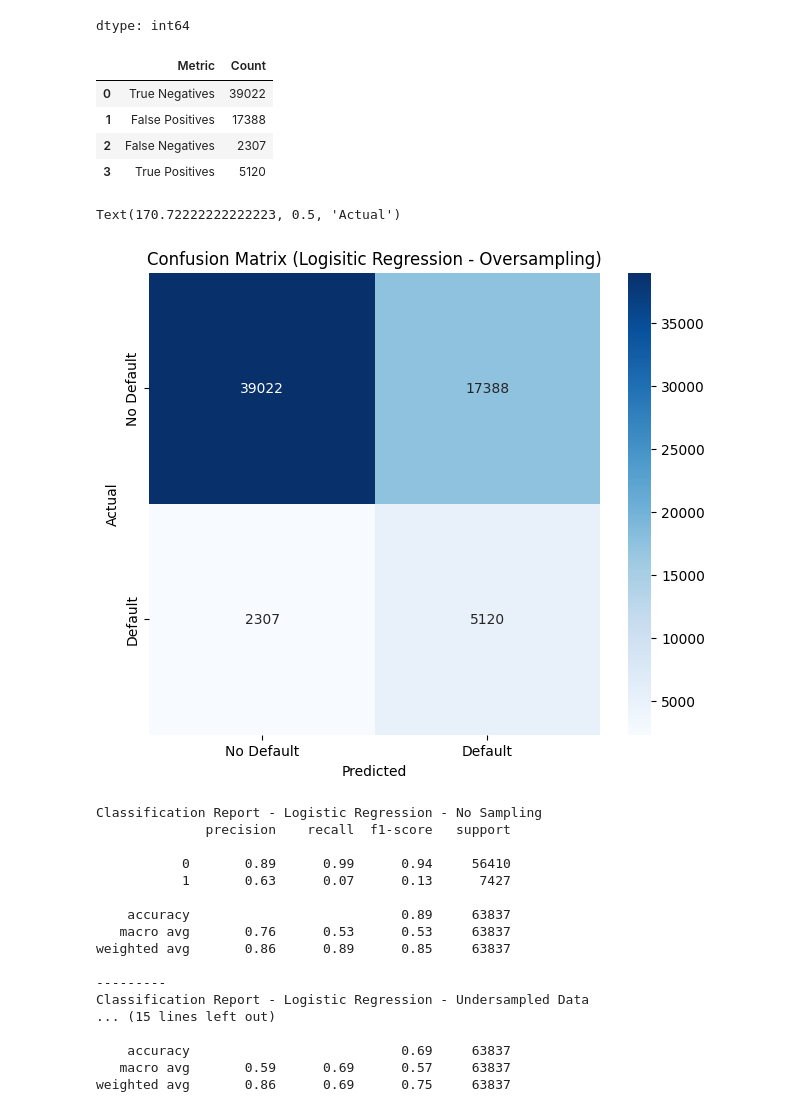
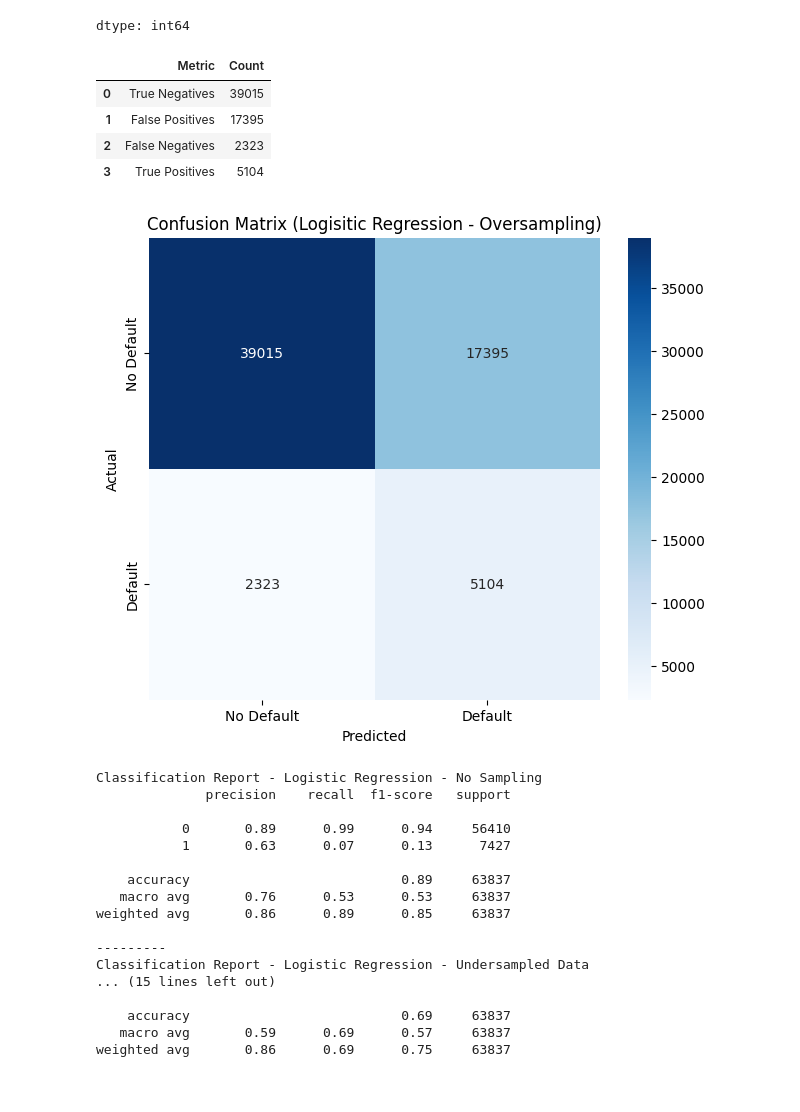
Before and after one commit to wrdhall3/loan-default-project, a Jupyter notebook: loan_default_project.ipynb, the cells around one changed output. Cells and saved outputs as stored; diff of their text form; code cells hidden in the pictures.

```diff
--- a/loan_default_project.ipynb
+++ b/loan_default_project.ipynb
@@ -796,36 +789,16 @@ lr_model_oversampled = logistic_regression_model_oversampled.fit(X_oversampled,
 # %%
 # Predict labels for oversampled testing features
 y_pred_oversampled = lr_model_oversampled.predict(X_test_encoded)
-# %%
-#confusion matrix with logistic regression and undersamping
-cm_lr_os = confusion_matrix(y_test, y_pred_undersampled)
-#how to interpret classification matrix
-tn, fp, fn, tp = cm_lr_os.ravel()
-
-data = {'Metric': ['True Negatives', 'False Positives', 'False Negatives', 'True Positives'],
-        'Count': [tn, fp, fn, tp]}
-
-df = pd.DataFrame(data)
-display(df)  # Display the DataFrame in Colab
-# %% [output]
-|  | Metric | Count |
-| 0 | True Negatives | 39022 |
-| 1 | False Positives | 17388 |
-| 2 | False Negatives | 2307 |
-| 3 | True Positives | 5120 |
-# %%
-plt.figure(figsize=(16, 6))
-
-# Heatmap for the model trained on original data
-plt.subplot(1, 2, 1)
-sns.heatmap(cm_lr_os, annot=True, fmt='d', cmap='Blues',
-            xticklabels=["No Default", "Default"], yticklabels=["No Default", "Default"])
-plt.title("Confusion Matrix (Logisitic Regression - Oversampling)")
-plt.xlabel("Predicted")
-plt.ylabel("Actual")
-# %% [output]
-Text(170.72222222222223, 0.5, 'Actual')
-[figure, removed]
+# %%
+#confusion matrix with logistic regression and undersamping
+display_confusion_matrix(y_test, y_pred_oversampled, "Logisitic Regression - Oversampling")
+# %% [output]
+|  | Metric | Count |
+| 0 | True Negatives | 39015 |
+| 1 | False Positives | 17395 |
+| 2 | False Negatives | 2323 |
+| 3 | True Positives | 5104 |
+[figure, added]
 # %%
 # Print classification reports
 print(f"Classification Report - Logistic Regression - No Sampling")
```
Also changed, not shown: parts of 88 cells of this notebook.
